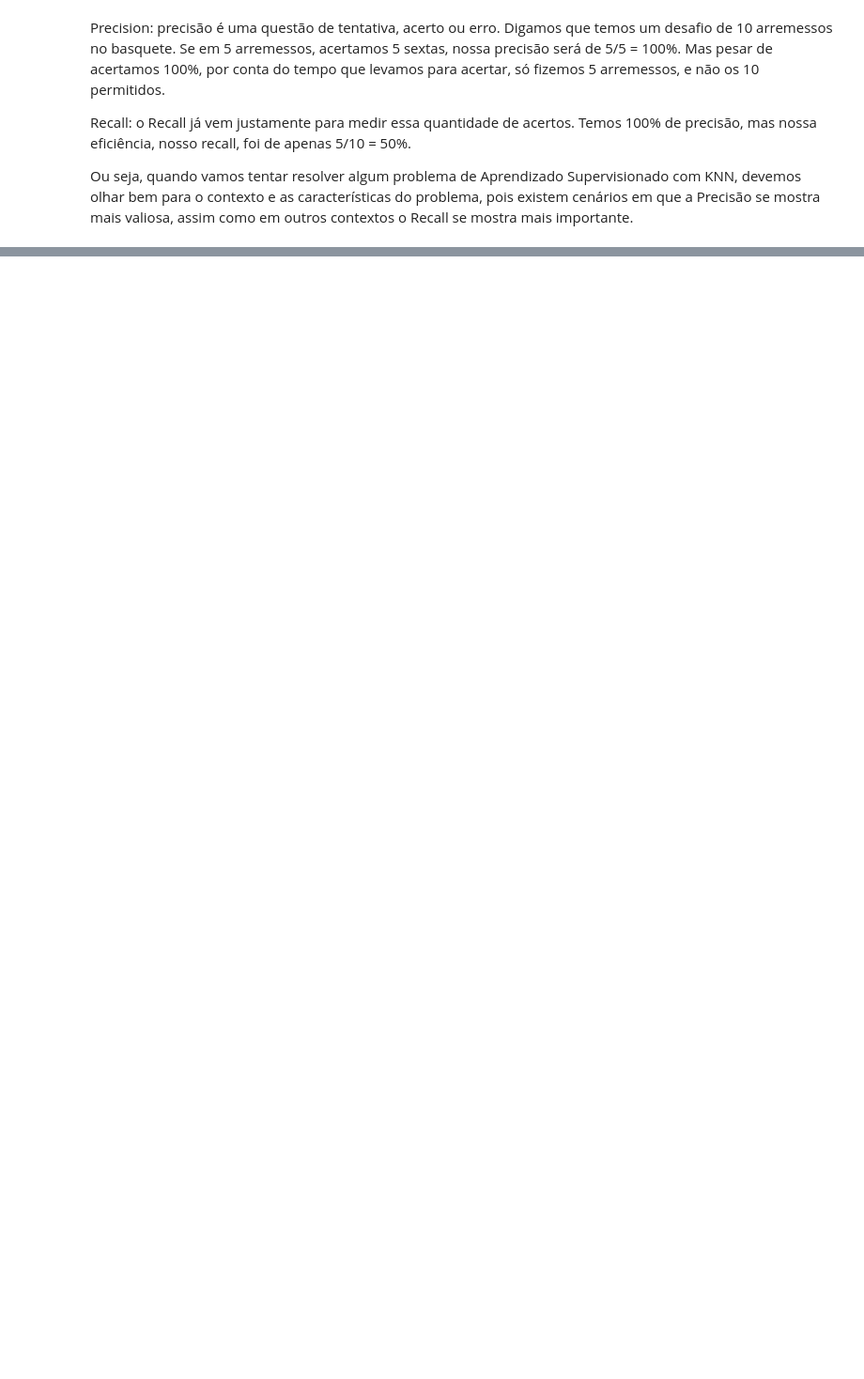
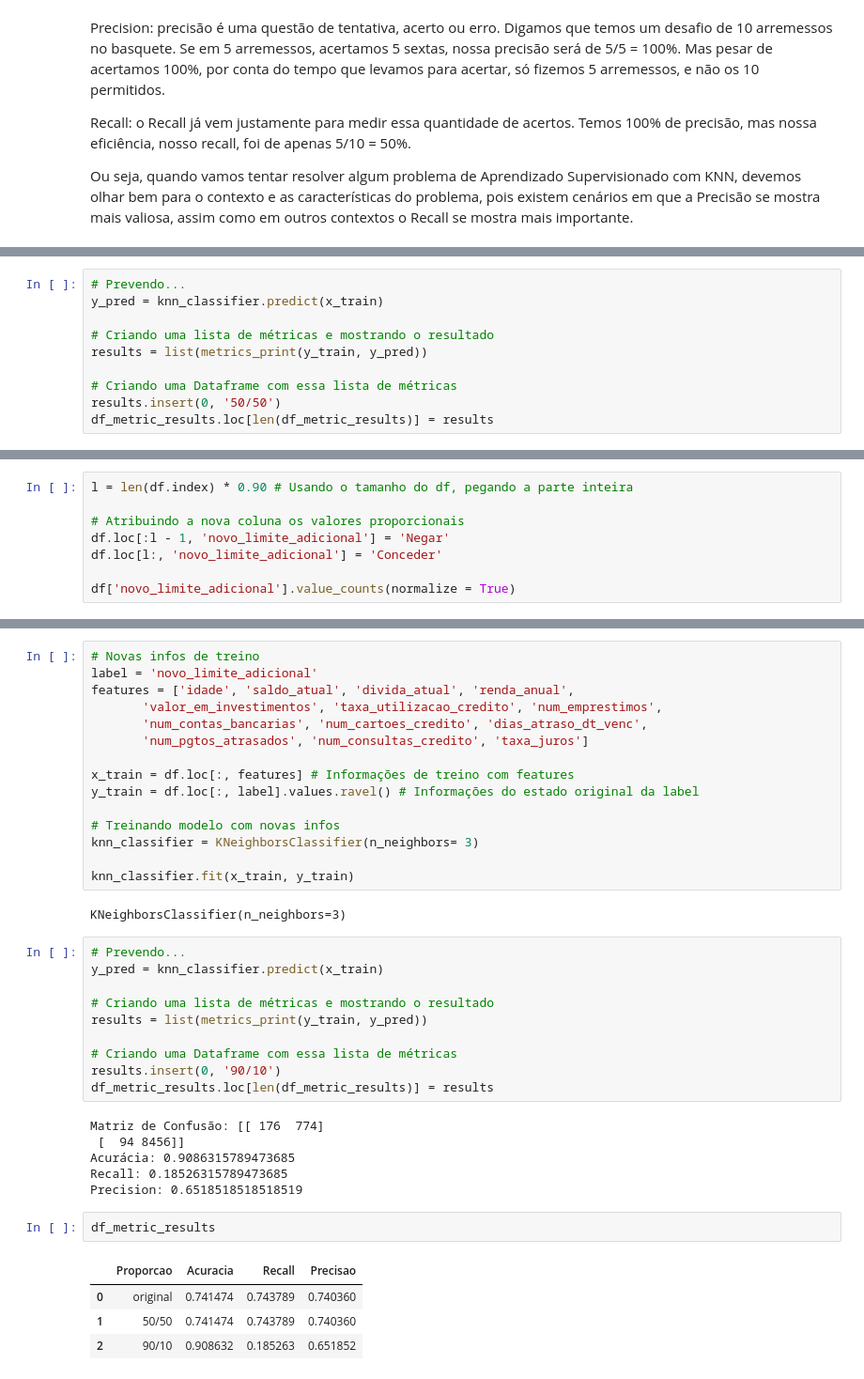
Before and after one commit to LuiMagno/Machine_Learning_CDS, a Jupyter notebook: notebooks/Exercicios_KNN.ipynb, the cells around one changed output, grey strips where cells are left out. Shown: that part at 94% size. Cells and saved outputs as stored; diff of their text form; blank space fills up the shorter version.

```diff
--- a/notebooks/Exercicios_KNN.ipynb
+++ b/notebooks/Exercicios_KNN.ipynb
@@ -335,0 +472,10 @@ Ou seja, quando vamos tentar resolver algum problema de Aprendizado Supervisiona
+# %%
+# Prevendo...
+y_pred = knn_classifier.predict(x_train)
+
+# Criando uma lista de métricas e mostrando o resultado
+results = list(metrics_print(y_train, y_pred))
+
+# Criando uma Dataframe com essa lista de métricas
+results.insert(0, '50/50')
+df_metric_results.loc[len(df_metric_results)] = results
@@ -335,0 +496,8 @@ Ou seja, quando vamos tentar resolver algum problema de Aprendizado Supervisiona
+# %%
+l = len(df.index) * 0.90 # Usando o tamanho do df, pegando a parte inteira
+
+# Atribuindo a nova coluna os valores proporcionais
+df.loc[:l - 1, 'novo_limite_adicional'] = 'Negar'
+df.loc[l:, 'novo_limite_adicional'] = 'Conceder'
+
+df['novo_limite_adicional'].value_counts(normalize = True)
@@ -335,0 +509,40 @@ Ou seja, quando vamos tentar resolver algum problema de Aprendizado Supervisiona
+# %%
+# Novas infos de treino
+label = 'novo_limite_adicional'
+features = ['idade', 'saldo_atual', 'divida_atual', 'renda_anual',
+       'valor_em_investimentos', 'taxa_utilizacao_credito', 'num_emprestimos',
+       'num_contas_bancarias', 'num_cartoes_credito', 'dias_atraso_dt_venc',
+       'num_pgtos_atrasados', 'num_consultas_credito', 'taxa_juros']
+
+x_train = df.loc[:, features] # Informações de treino com features
+y_train = df.loc[:, label].values.ravel() # Informações do estado original da label
+
+# Treinando modelo com novas infos
+knn_classifier = KNeighborsClassifier(n_neighbors= 3)
+
+knn_classifier.fit(x_train, y_train)
+# %% [output]
+KNeighborsClassifier(n_neighbors=3)
+# %%
+# Prevendo...
+y_pred = knn_classifier.predict(x_train)
+
+# Criando uma lista de métricas e mostrando o resultado
+results = list(metrics_print(y_train, y_pred))
+
+# Criando uma Dataframe com essa lista de métricas
+results.insert(0, '90/10')
+df_metric_results.loc[len(df_metric_results)] = results
+# %% [output]
+Matriz de Confusão: [[ 176  774]
+ [  94 8456]]
+Acurácia: 0.9086315789473685
+Recall: 0.18526315789473685
+Precision: 0.6518518518518519
+# %%
+df_metric_results
+# %% [output]
+|  | Proporcao | Acuracia | Recall | Precisao |
+| 0 | original | 0.741474 | 0.743789 | 0.740360 |
+| 1 | 50/50 | 0.741474 | 0.743789 | 0.740360 |
+| 2 | 90/10 | 0.908632 | 0.185263 | 0.651852 |
```
Also changed, not shown: parts of 70 cells of this notebook.
